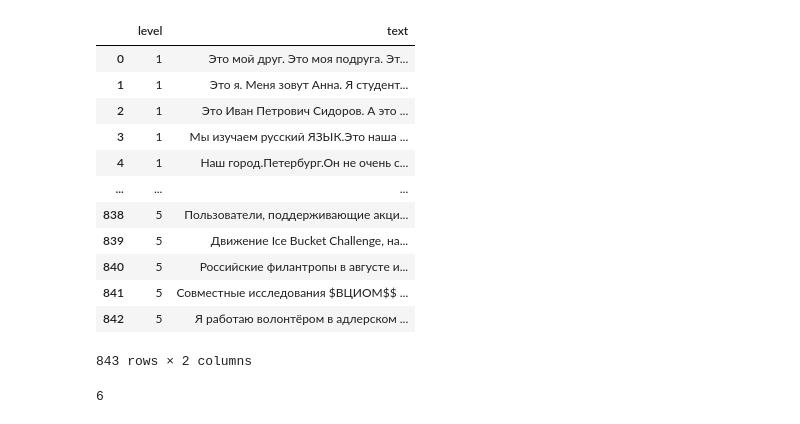
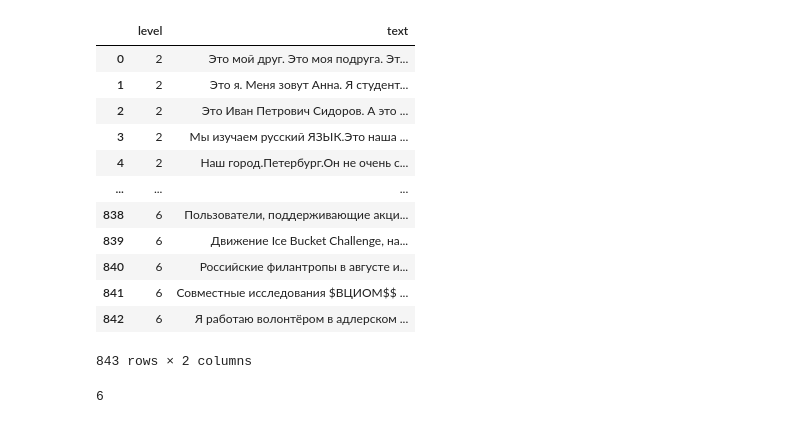
Before and after one commit to joaomsimoes/textometr, a Jupyter notebook: backend/ml/tfidf.ipynb, the cells around one changed output. Drawn from its saved outputs; the diff is of its cells as text; code cells hidden in the pictures.

```diff
--- a/backend/ml/tfidf.ipynb
+++ b/backend/ml/tfidf.ipynb
@@ -1,22 +1,25 @@
 # %%
 import pandas as pd
-# %%
-df = pd.read_csv('RuFoLa.csv')
-df
-# %% [output]
-|  | level | text |
-| 0 | 1 | Это мой друг. Это моя подруга. Эт... |
-| 1 | 1 | Это я. Меня зовут Анна. Я студент... |
-| 2 | 1 | Это Иван Петрович Сидоров. А это ... |
-| 3 | 1 | Мы изучаем русский ЯЗЫК.Это наша ... |
-| 4 | 1 | Наш город.Петербург.Он не очень с... |
-| ... | ... | ... |
-| 838 | 5 | Пользователи, поддерживающие акци... |
-| 839 | 5 | Движение Ice Bucket Challenge, на... |
-| 840 | 5 | Российские филантропы в августе и... |
-| 841 | 5 | Совместные исследования $ВЦИОМ$$ ... |
-| 842 | 5 | Я работаю волонтёром в адлерском ... |
-843 rows × 2 columns
+# %%
+df = pd.read_csv('RuFoLa.csv')
+df = df.replace(1, 2)
+df = df.replace(3, 4)
+df = df.replace(5, 6)
+df
+# %% [output]
+|  | level | text |
+| 0 | 2 | Это мой друг. Это моя подруга. Эт... |
+| 1 | 2 | Это я. Меня зовут Анна. Я студент... |
+| 2 | 2 | Это Иван Петрович Сидоров. А это ... |
+| 3 | 2 | Мы изучаем русский ЯЗЫК.Это наша ... |
+| 4 | 2 | Наш город.Петербург.Он не очень с... |
+| ... | ... | ... |
+| 838 | 6 | Пользователи, поддерживающие акци... |
+| 839 | 6 | Движение Ice Bucket Challenge, на... |
+| 840 | 6 | Российские филантропы в августе и... |
+| 841 | 6 | Совместные исследования $ВЦИОМ$$ ... |
+| 842 | 6 | Я работаю волонтёром в адлерском ... |
+843 rows × 2 columns
 # %%
 df.level.max()
 # %% [output]
```
Also changed, not shown: parts of 4 cells of this notebook.
